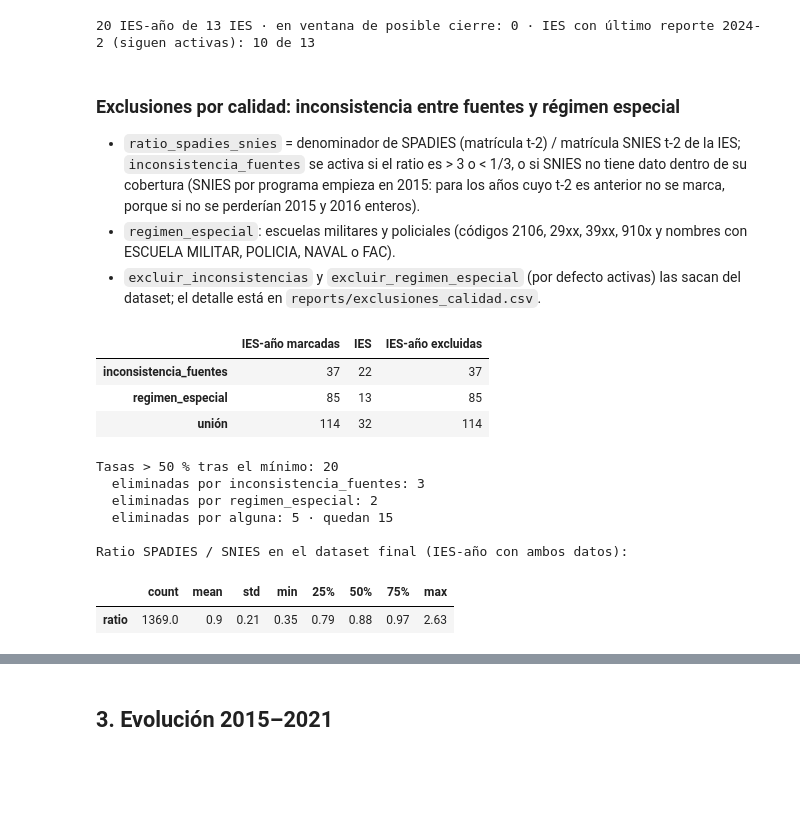
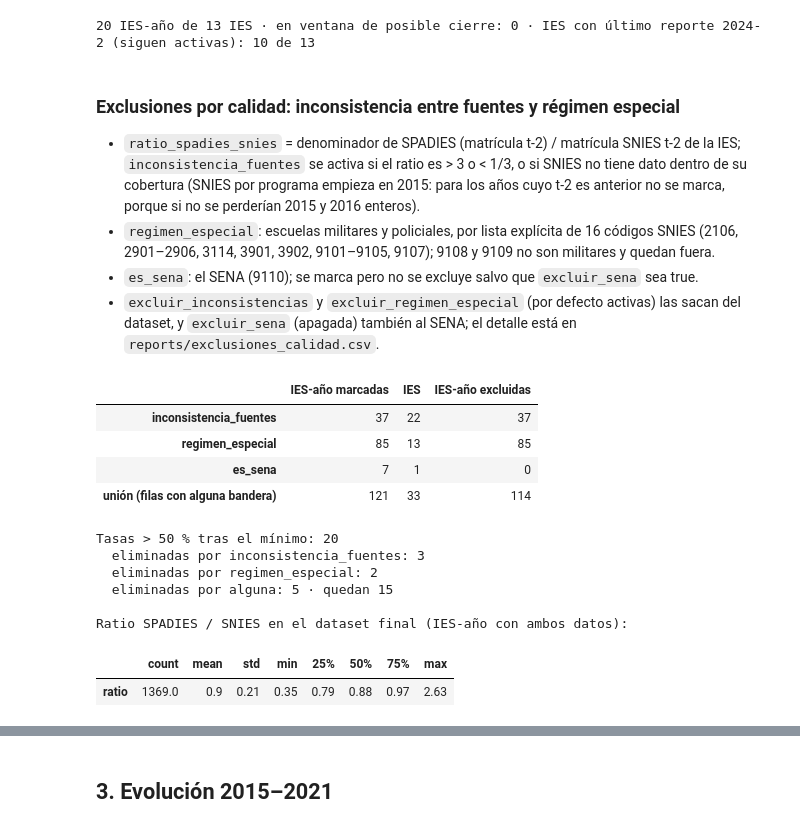
Before and after one commit to miguelmendez04/ProyectoAprendizajeAutomatico, a Jupyter notebook: notebooks/01_eda.ipynb, the cells around one changed output, grey strips where cells are left out. Drawn from its saved outputs; the diff is of its cells as text; code cells hidden in the pictures; blank space fills up the shorter version.

Commit message:
feat: régimen especial por lista explícita, bandera y opción del SENA, composición oficial/privada y EDA actualizado

```diff
--- a/notebooks/01_eda.ipynb
+++ b/notebooks/01_eda.ipynb
@@ -251,34 +251,36 @@ print(f"{len(tasas_altas)} IES-año de {tasas_altas['cod_ies'].nunique()} IES ·
 - `ratio_spadies_snies` = denominador de SPADIES (matrícula t-2) / matrícula SNIES t-2 de la IES; `inconsistencia_fuentes` se activa
   si el ratio es > 3 o < 1/3, o si SNIES no tiene dato dentro de su cobertura (SNIES por programa empieza en 2015: para los años
   cuyo t-2 es anterior no se marca, porque si no se perderían 2015 y 2016 enteros).
-- `regimen_especial`: escuelas militares y policiales (códigos 2106, 29xx, 39xx, 910x y nombres con ESCUELA MILITAR, POLICIA, NAVAL o FAC).
-- `excluir_inconsistencias` y `excluir_regimen_especial` (por defecto activas) las sacan del dataset; el detalle está en `reports/exclusiones_calidad.csv`.
+- `regimen_especial`: escuelas militares y policiales, por lista explícita de 16 códigos SNIES (2106, 2901–2906, 3114, 3901, 3902, 9101–9105, 9107); 9108 y 9109 no son militares y quedan fuera.
+- `es_sena`: el SENA (9110); se marca pero no se excluye salvo que `excluir_sena` sea true.
+- `excluir_inconsistencias` y `excluir_regimen_especial` (por defecto activas) las sacan del dataset, y `excluir_sena` (apagada) también al SENA; el detalle está en `reports/exclusiones_calidad.csv`.
 # %%
+excluye = {"inconsistencia_fuentes": cfg.get("excluir_inconsistencias", True), "regimen_especial": cfg.get("excluir_regimen_especial", True),
+           "es_sena": cfg.get("excluir_sena", False)}
 resumen_calidad = pd.DataFrame({
-    "IES-año marcadas": [int(calidad["inconsistencia_fuentes"].sum()), int(calidad["regimen_especial"].sum()), len(calidad)],
-    "IES": [calidad.loc[calidad["inconsistencia_fuentes"], "cod_ies"].nunique(), calidad.loc[calidad["regimen_especial"], "cod_ies"].nunique(),
-            calidad["cod_ies"].nunique()],
-    "IES-año excluidas": [int((calidad["inconsistencia_fuentes"] & cfg.get("excluir_inconsistencias", True)).sum()),
-                          int((calidad["regimen_especial"] & cfg.get("excluir_regimen_especial", True)).sum()), n_calidad],
-}, index=["inconsistencia_fuentes", "regimen_especial", "unión"])
+    "IES-año marcadas": [int(calidad[c].sum()) for c in excluye] + [len(calidad)],
+    "IES": [calidad.loc[calidad[c], "cod_ies"].nunique() for c in excluye] + [calidad["cod_ies"].nunique()],
+    "IES-año excluidas": [int((calidad[c] & e).sum()) for c, e in excluye.items()] + [n_calidad],
+}, index=list(excluye) + ["unión (filas con alguna bandera)"])
 display(resumen_calidad)
 
 # Qué pasa con las tasas > 50 %: cuántas de las 20 filas elimina cada bandera
 altas = pd.read_csv(ROOT / cfg["rutas"]["reports"] / "tasas_altas.csv", dtype={"cod_ies": str})
 altas[["inconsistencia_fuentes", "regimen_especial"]] = altas[["inconsistencia_fuentes", "regimen_especial"]].fillna(False).astype(bool)
 print(f"Tasas > 50 % tras el mínimo: {len(altas)}")
 print(f"  eliminadas por inconsistencia_fuentes: {int(altas['inconsistencia_fuentes'].sum())}")
 print(f"  eliminadas por regimen_especial: {int(altas['regimen_especial'].sum())}")
 print(f"  eliminadas por alguna: {int((altas['inconsistencia_fuentes'] | altas['regimen_especial']).sum())} · quedan {int((~(altas['inconsistencia_fuentes'] | altas['regimen_especial'])).sum())}")
 
 print()
 print("Ratio SPADIES / SNIES en el dataset final (IES-año con ambos datos):")
 display(df["ratio_spadies_snies"].describe().round(2).to_frame("ratio").T)
 # %% [output]
 |  | IES-año marcadas | IES | IES-año excluidas |
 | inconsistencia_fuentes | 37 | 22 | 37 |
 | regimen_especial | 85 | 13 | 85 |
-| unión | 114 | 32 | 114 |
+| es_sena | 7 | 1 | 0 |
+| unión (filas con alguna bandera) | 121 | 33 | 114 |
 Tasas > 50 % tras el mínimo: 20
   eliminadas por inconsistencia_fuentes: 3
   eliminadas por regimen_especial: 2
```
Also changed, not shown: parts of 9 cells of this notebook, 13 other files.
